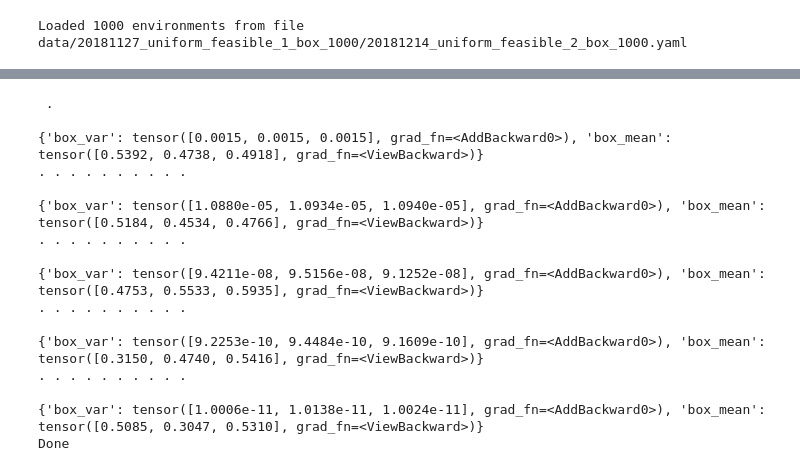
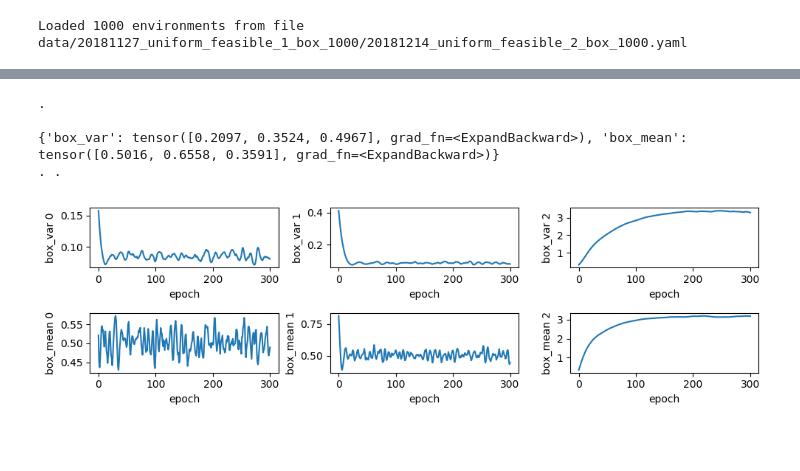
Before and after one commit to gizatt/scene_generation, a Jupyter notebook: 20181213 Differentiable Feasibility Projection Sandbox.ipynb, the cells around one changed output, grey strips where cells are left out. Cells and saved outputs as stored; diff of their text form; code cells hidden in the pictures; blank space fills up the shorter version.

```diff
--- a/20181213 Differentiable Feasibility Projection Sandbox.ipynb
+++ b/20181213 Differentiable Feasibility Projection Sandbox.ipynb
@@ -357,41 +406,55 @@ from pyro.contrib.autoguide import AutoDelta, AutoDiagonalNormal, AutoMultivaria
 
 pyro.enable_validation(True)
 
+interesting_params = ["box_mean", "box_var"]
+def select_interesting(guide):
+    all_params = global_guide.median()
+    return dict((p, all_params[p]) for p in interesting_params)
+
 global_guide = AutoDelta(
-    poutine.block(model, expose=[
-        'box_mean', 'box_var']))
-optim = pyro.optim.Adam({'lr': 0.05, 'betas': [0.8, 0.99]})
+    poutine.block(model, hide=["obs"]))
+    #poutine.block(model, expose=interesting_params))
+optim = pyro.optim.Adam({'lr': 0.1, 'betas': [0.8, 0.99]})
 elbo = TraceEnum_ELBO(max_plate_nesting=1)
 svi = SVI(model, global_guide, optim, loss=elbo)
-
+pyro.clear_param_store()
 losses = []
 data = vectorize_environments(environments)
-for i in range(401):
-    loss = svi.step(data, subsample_size=10)
+
+snapshots = {}
+for i in range(301):
+    loss = svi.step(data, subsample_size=50, use_projection=True)
     losses.append(loss)
+    snapshot_median = global_guide.median()
+    for p in snapshot_median.keys():
+        if p not in snapshots.keys():
+            snapshots[p] = []
+        snapshots[p].append(snapshot_median[p].cpu().detach().numpy().copy())
     if (i % 10 == 0):
         print ".",
-    if (i % 100 == 0):
+    if (i % 50 == 0):
         print "\n"
-        print global_guide.median()
+        print select_interesting(global_guide)
 print "Done"
 # %% [output]
- .
+.
 
-{'box_var': tensor([0.0015, 0.0015, 0.0015], grad_fn=<AddBackward0>), 'box_mean': tensor([0.5392, 0.4738, 0.4918], grad_fn=<ViewBackward>)}
-. . . . . . . . . .
-
-{'box_var': tensor([1.0880e-05, 1.0934e-05, 1.0940e-05], grad_fn=<AddBackward0>), 'box_mean': tensor([0.5184, 0.4534, 0.4766], grad_fn=<ViewBackward>)}
-. . . . . . . . . .
-
-{'box_var': tensor([9.4211e-08, 9.5156e-08, 9.1252e-08], grad_fn=<AddBackward0>), 'box_mean': tensor([0.4753, 0.5533, 0.5935], grad_fn=<ViewBackward>)}
-. . . . . . . . . .
-
-{'box_var': tensor([9.2253e-10, 9.4484e-10, 9.1609e-10], grad_fn=<AddBackward0>), 'box_mean': tensor([0.3150, 0.4740, 0.5416], grad_fn=<ViewBackward>)}
-. . . . . . . . . .
-
-{'box_var': tensor([1.0006e-11, 1.0138e-11, 1.0024e-11], grad_fn=<AddBackward0>), 'box_mean': tensor([0.5085, 0.3047, 0.5310], grad_fn=<ViewBackward>)}
-Done
+{'box_var': tensor([0.2097, 0.3524, 0.4967], grad_fn=<ExpandBackward>), 'box_mean': tensor([0.5016, 0.6558, 0.3591], grad_fn=<ExpandBackward>)}
+. .
+# %%
+plt.figure(figsize=(10,3), dpi=100).set_facecolor('white')
+keys = ["box_var", "box_mean"]
+n_plots = len(keys)
+for i, key in enumerate(keys):
+    data_across_epochs = np.vstack(snapshots[key])
+    for k in range(3):
+        plt.subplot(n_plots, 3, i*3+k+1)
+        plt.plot(data_across_epochs[:, k])
+        plt.xlabel('epoch')
+        plt.ylabel(key + " %d" % k)
+plt.tight_layout()
+# %% [output]
+[figure, added]
 # %%
 plt.figure(figsize=(10,3), dpi=100).set_facecolor('white')
 plt.plot(losses)
```
Also changed, not shown: parts of 9 cells of this notebook, 1 other file.
